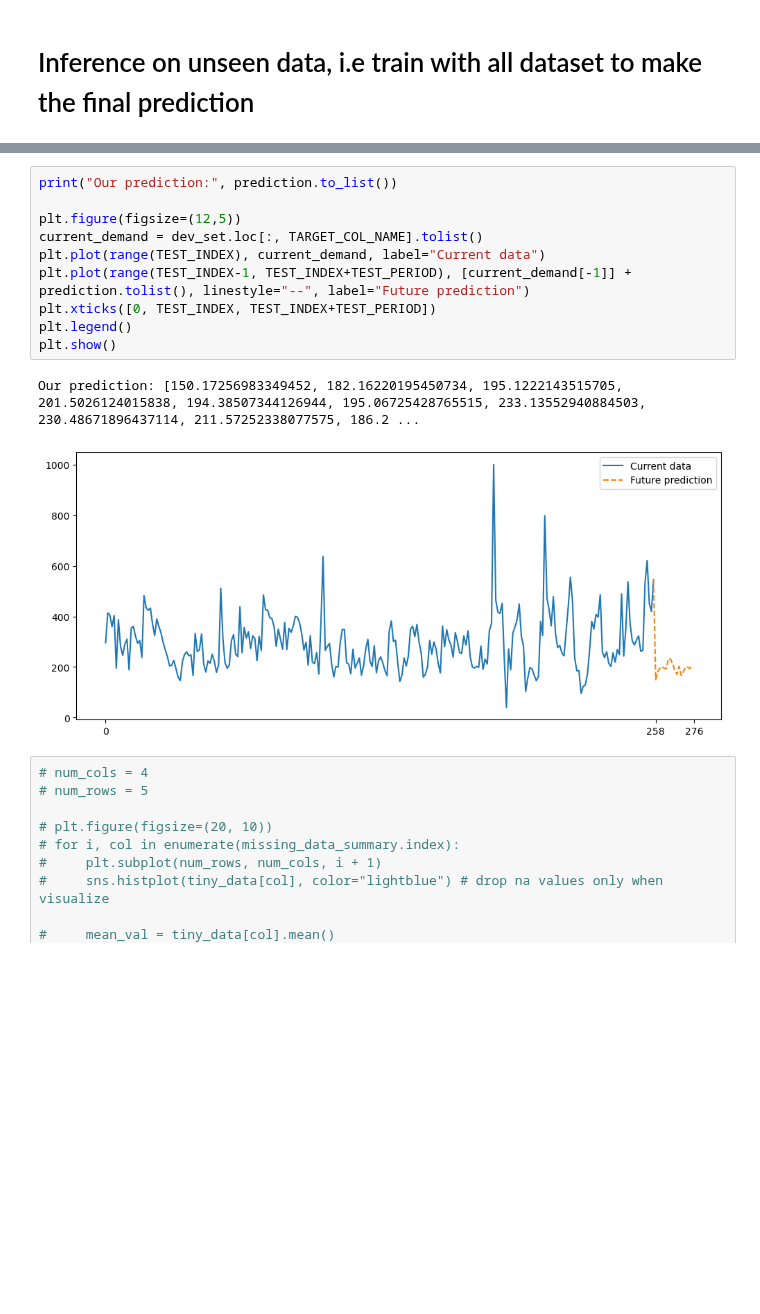
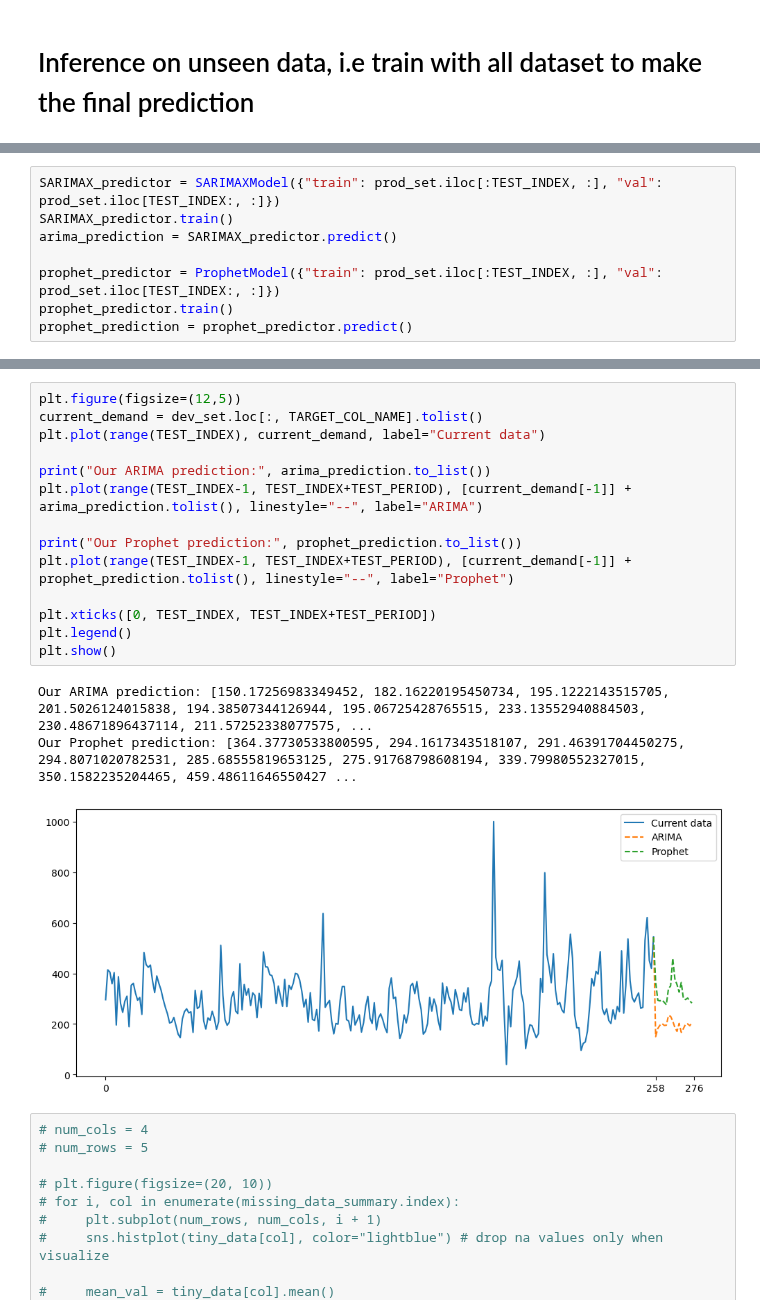
Before and after one commit to zuivu/porsche-forecast-sale, a Jupyter notebook: code/model.ipynb, the cells around one changed output, grey strips where cells are left out. Drawn from its saved outputs; the diff is of its cells as text; blank space fills up the shorter version.

Commit message:
make prediction using arima and prophet

```diff
--- a/code/model.ipynb
+++ b/code/model.ipynb
@@ -438,0 +411,8 @@ Total fit time: 246.889 seconds
+# %%
+SARIMAX_predictor = SARIMAXModel({"train": prod_set.iloc[:TEST_INDEX, :], "val": prod_set.iloc[TEST_INDEX:, :]})
+SARIMAX_predictor.train()
+arima_prediction = SARIMAX_predictor.predict()
+
+prophet_predictor = ProphetModel({"train": prod_set.iloc[:TEST_INDEX, :], "val": prod_set.iloc[TEST_INDEX:, :]})
+prophet_predictor.train()
+prophet_prediction = prophet_predictor.predict()
@@ -439,16 +445,21 @@ Total fit time: 246.889 seconds
 # %%
-print("Our prediction:", prediction.to_list())
-
 plt.figure(figsize=(12,5))
 current_demand = dev_set.loc[:, TARGET_COL_NAME].tolist()
 plt.plot(range(TEST_INDEX), current_demand, label="Current data")
-plt.plot(range(TEST_INDEX-1, TEST_INDEX+TEST_PERIOD), [current_demand[-1]] + prediction.tolist(), linestyle="--", label="Future prediction")
+
+print("Our ARIMA prediction:", arima_prediction.to_list())
+plt.plot(range(TEST_INDEX-1, TEST_INDEX+TEST_PERIOD), [current_demand[-1]] + arima_prediction.tolist(), linestyle="--", label="ARIMA")
+
+print("Our Prophet prediction:", prophet_prediction.to_list())
+plt.plot(range(TEST_INDEX-1, TEST_INDEX+TEST_PERIOD), [current_demand[-1]] + prophet_prediction.tolist(), linestyle="--", label="Prophet")
+
 plt.xticks([0, TEST_INDEX, TEST_INDEX+TEST_PERIOD])
 plt.legend()
 plt.show()
 # %% [output]
-Our prediction: [150.17256983349452, 182.16220195450734, 195.1222143515705, 201.5026124015838, 194.38507344126944, 195.06725428765515, 233.13552940884503, 230.48671896437114, 211.57252338077575, 186.2 ...
+Our ARIMA prediction: [150.17256983349452, 182.16220195450734, 195.1222143515705, 201.5026124015838, 194.38507344126944, 195.06725428765515, 233.13552940884503, 230.48671896437114, 211.57252338077575, ...
+Our Prophet prediction: [364.37730533800595, 294.1617343518107, 291.46391704450275, 294.8071020782531, 285.68555819653125, 275.91768798608194, 339.79980552327015, 350.1582235204465, 459.48611646550427 ...
-[figure, old version]
+[figure, new version]
 # %%
 # num_cols = 4
 # num_rows = 5
```
Also changed, not shown: parts of 2 cells of this notebook.
